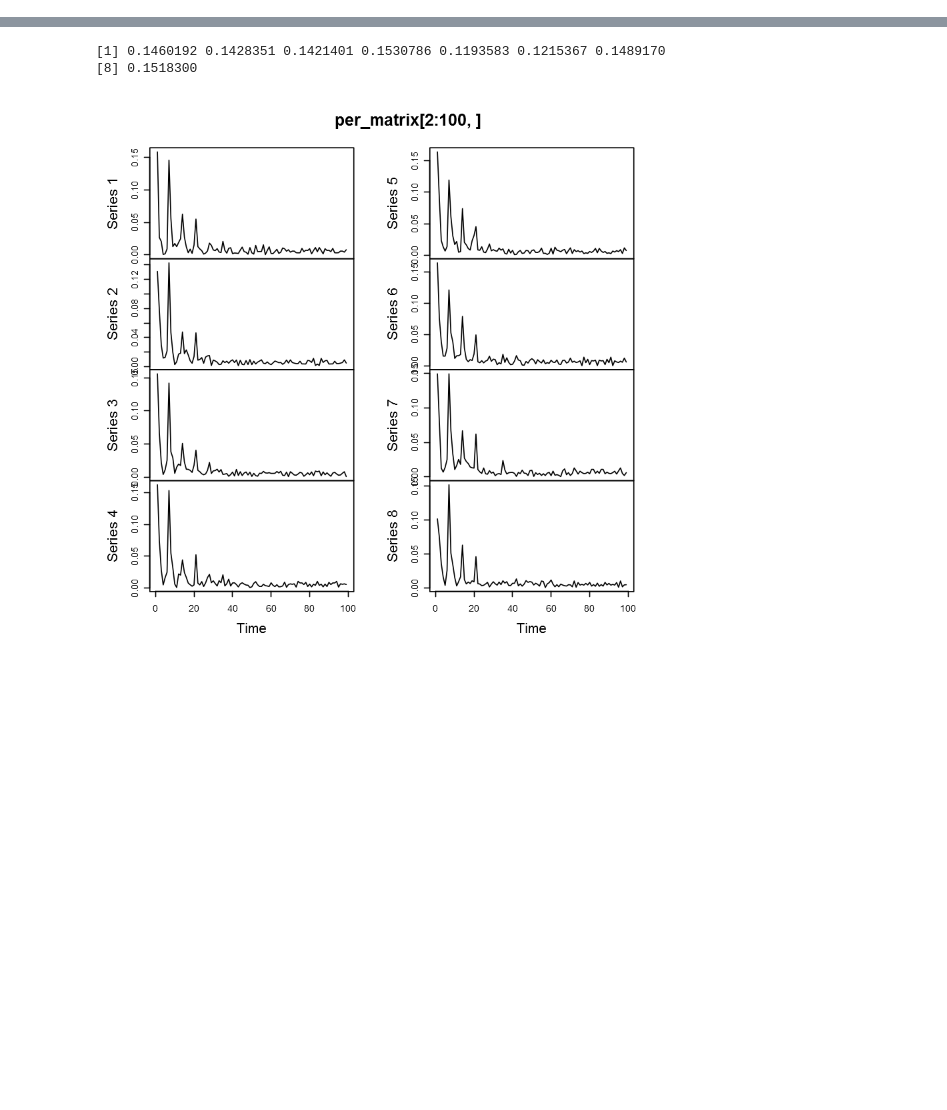
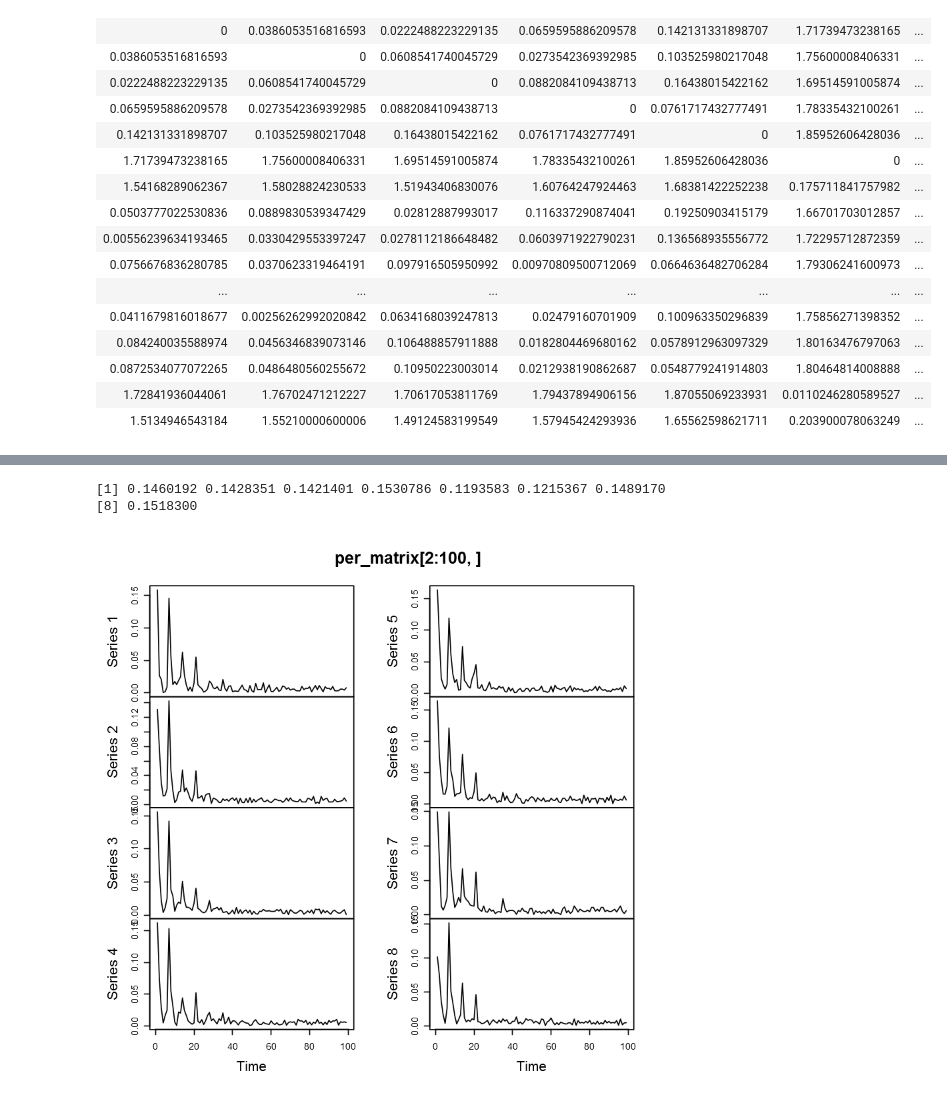
Before and after one commit to tj2huang/nyu-research, a Jupyter notebook: notebooks/r/ts-cluster.ipynb, the cells around one changed output, grey strips where cells are left out. Cells and saved outputs as stored; diff of their text form; code cells hidden in the pictures; blank space fills up the shorter version.

```diff
--- a/notebooks/r/ts-cluster.ipynb
+++ b/notebooks/r/ts-cluster.ipynb
@@ -45,0 +63,19 @@ dp29 = function(ts1, ts2){
+# %%
+day_diss
+# %% [output]
+| 0 | 0.0386053516816593 | 0.0222488223229135 | 0.0659595886209578 | 0.142131331898707 | 1.71739473238165 | ... |
+| 0.0386053516816593 | 0 | 0.0608541740045729 | 0.0273542369392985 | 0.103525980217048 | 1.75600008406331 | ... |
+| 0.0222488223229135 | 0.0608541740045729 | 0 | 0.0882084109438713 | 0.16438015422162 | 1.69514591005874 | ... |
+| 0.0659595886209578 | 0.0273542369392985 | 0.0882084109438713 | 0 | 0.0761717432777491 | 1.78335432100261 | ... |
+| 0.142131331898707 | 0.103525980217048 | 0.16438015422162 | 0.0761717432777491 | 0 | 1.85952606428036 | ... |
+| 1.71739473238165 | 1.75600008406331 | 1.69514591005874 | 1.78335432100261 | 1.85952606428036 | 0 | ... |
+| 1.54168289062367 | 1.58028824230533 | 1.51943406830076 | 1.60764247924463 | 1.68381422252238 | 0.175711841757982 | ... |
+| 0.0503777022530836 | 0.0889830539347429 | 0.02812887993017 | 0.116337290874041 | 0.19250903415179 | 1.66701703012857 | ... |
+| 0.00556239634193465 | 0.0330429553397247 | 0.0278112186648482 | 0.0603971922790231 | 0.136568935556772 | 1.72295712872359 | ... |
+| 0.0756676836280785 | 0.0370623319464191 | 0.097916505950992 | 0.00970809500712069 | 0.0664636482706284 | 1.79306241600973 | ... |
+| ... | ... | ... | ... | ... | ... | ... |
+| 0.0411679816018677 | 0.00256262992020842 | 0.0634168039247813 | 0.02479160701909 | 0.100963350296839 | 1.75856271398352 | ... |
+| 0.084240035588974 | 0.0456346839073146 | 0.106488857911888 | 0.0182804469680162 | 0.0578912963097329 | 1.80163476797063 | ... |
+| 0.0872534077072265 | 0.0486480560255672 | 0.10950223003014 | 0.0212938190862687 | 0.0548779241914803 | 1.80464814008888 | ... |
+| 1.72841936044061 | 1.76702471212227 | 1.70617053811769 | 1.79437894906156 | 1.87055069233931 | 0.0110246280589527 | ... |
+| 1.5134946543184 | 1.55210000600006 | 1.49124583199549 | 1.57945424293936 | 1.65562598621711 | 0.203900078063249 | ... |
```
Also changed, not shown: parts of 25 cells of this notebook, 2 other files.
